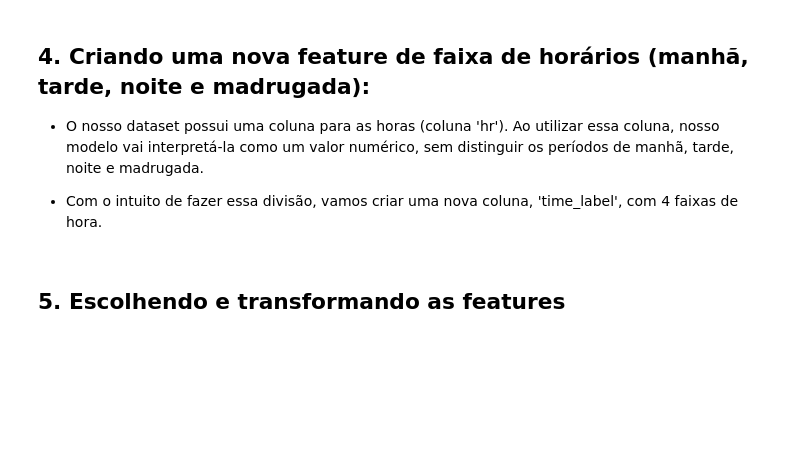
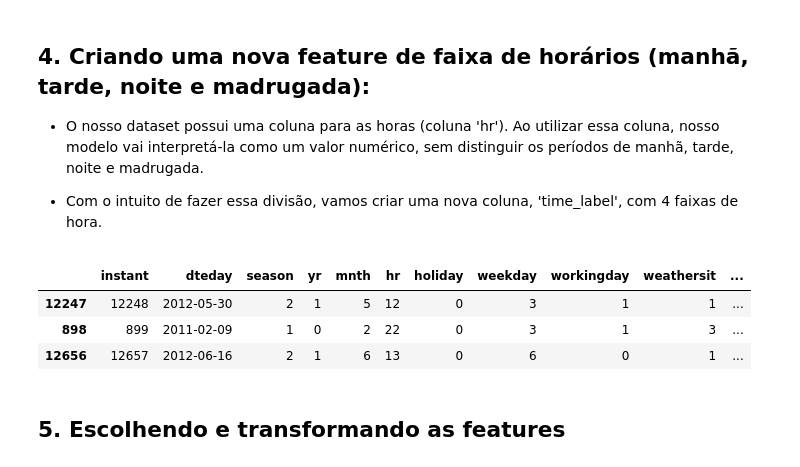
Before and after one commit to pedro-h-rodrigues/RandomForest_Bike_rentals, a Jupyter notebook: Random_forest_Bike_Rentals.ipynb, the cells around one changed output. Saved outputs shown, nothing was run; the diff lists cells and outputs as text; code cells hidden in the pictures; blank space fills up the shorter version.

```diff
--- a/Random_forest_Bike_Rentals.ipynb
+++ b/Random_forest_Bike_Rentals.ipynb
@@ -147,3 +136,10 @@ bike_rentals['time_label'] = bike_rentals['hr'].apply(assign_label)
+# %%
+bike_rentals.sample(3)
+# %% [output]
+|  | instant | dteday | season | yr | mnth | hr | holiday | weekday | workingday | weathersit | ... |
+| 12247 | 12248 | 2012-05-30 | 2 | 1 | 5 | 12 | 0 | 3 | 1 | 1 | ... |
+| 898 | 899 | 2011-02-09 | 1 | 0 | 2 | 22 | 0 | 3 | 1 | 3 | ... |
+| 12656 | 12657 | 2012-06-16 | 2 | 1 | 6 | 13 | 0 | 6 | 0 | 1 | ... |
 # %% [markdown]
 ## 5. Escolhendo e transformando as features
 # %% [markdown]
```
Also changed, not shown: parts of 56 cells of this notebook.
